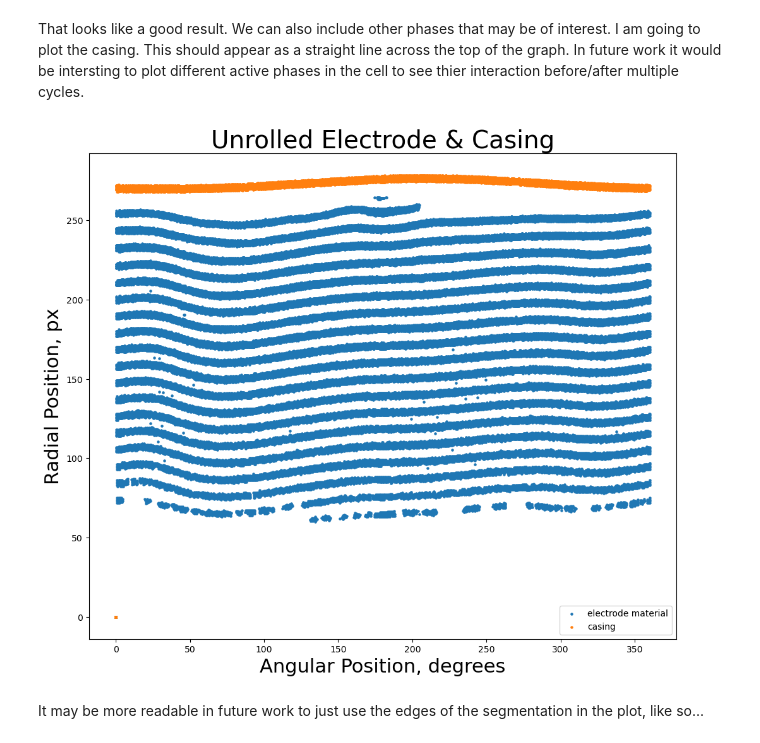
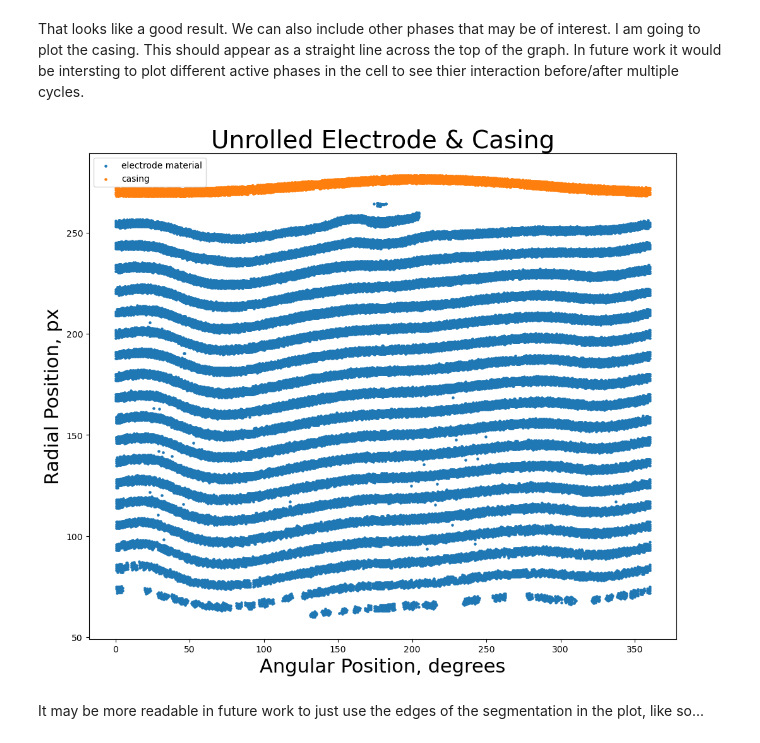
Before and after one commit to MaPhewJ/EIL_image_processing, a Jupyter notebook: mpj_lazy_unwrap.ipynb, the cells around one changed output. Cells and saved outputs as stored; diff of their text form; code cells hidden in the pictures.

```diff
--- a/mpj_lazy_unwrap.ipynb
+++ b/mpj_lazy_unwrap.ipynb
@@ -257,6 +257,7 @@ Now we mask out the radial/angular position images above with the segmentation o
 # %%
 # radial
 elec_radius_arr = dist_transform * elec_seg
+elec_radius_arr_masked = ma.masked_where(elec_radius_arr == 0, elec_radius_arr)
 plt.figure(figsize=(10, 10))
 plt.imshow(elec_radius_arr.astype(np.uint16), cmap='viridis')
 plt.colorbar()
@@ -269,6 +270,7 @@ So in the image above each electrode pixel from our segmentation is labelled wit
 # %%
 # anglular
 elec_angle_arr = angular_arr * elec_seg
+elec_angle_arr_masked = ma.masked_where(elec_angle_arr == 0, elec_angle_arr)
 plt.figure(figsize=(10, 10))
 plt.imshow(elec_angle_arr.astype(np.uint16), cmap='viridis')
 plt.colorbar()
@@ -282,8 +284,8 @@ So in the image above each electrode pixel is labelled with it angular postition
 We now reduce these radial/angular position of electrode images (above) to one dimensional arrays. By combing the two 1D arrays we can descirbe the position of the electrode phase in a coordinate system of radial distance and angle. The data is now unrolled!
 # %%
 #to 1D
-elec_radius_arr = elec_radius_arr.ravel()
-elec_angle_arr = elec_angle_arr.ravel()
+elec_radius_arr_masked = elec_radius_arr_masked[elec_radius_arr_masked.mask == False].ravel()
+elec_angle_arr_masked = elec_angle_arr_masked[elec_angle_arr_masked.mask == False].ravel()
 # %% [markdown]
 ### 6. Plotting unrolling results
 Okay time time to plot results! We are going to 'lazy unroll' by plotting the electrode on a 2d scatter in terms of angular position and distance from centre.
@@ -307,26 +309,29 @@ plt.show()
 That looks like a good result. We can also include other phases that may be of interest. I am going to plot the casing. This should appear as a straight line across the top of the graph. In future work it would be intersting to plot different active phases in the cell to see thier interaction before/after multiple cycles.
 # %%
 casing_radius_arr = dist_transform * casing_seg #casing seg mask radial pos
-casing_radius_arr = casing_radius_arr.ravel() #to 1d
+casing_radius_arr_masked = ma.masked_where(casing_radius_arr == 0, casing_radius_arr)
+casing_radius_arr_masked = casing_radius_arr_masked[casing_radius_arr_masked.mask == False].ravel() #to 1d
+
 casing_angle_arr = angular_arr * casing_seg #casing seg mask angular pos
-casing_angle_arr = casing_angle_arr.ravel() #to 1d
+casing_angle_arr_masked = ma.masked_where(casing_angle_arr == 0, casing_angle_arr)
+casing_angle_arr_masked = casing_angle_arr_masked[casing_angle_arr_masked.mask == False].ravel() #to 1d
 
 plt.figure(figsize=(12, 10))
-plt.scatter(elec_angle_arr, elec_radius_arr, s=5, label = 'electrode material')
-plt.scatter(casing_angle_arr, casing_radius_arr, s=5, label = 'casing')
+plt.scatter(elec_angle_arr_masked, elec_radius_arr_masked, s=5, label = 'electrode material')
+plt.scatter(casing_angle_arr_masked, casing_radius_arr_masked, s=5, label = 'casing')
 
 # Set the axis labels
 plt.xlabel('Angular Position, degrees', fontsize = 22)
 plt.ylabel('Radial Position, px', fontsize = 22)
 
 # Set the plot title
 plt.title('Unrolled Electrode & Casing', fontsize = 28)
 plt.legend()
 
 # Display the plot
 plt.show()
 # %% [output]
-[figure, old version]
+[figure, new version]
 # %% [markdown]
 It may be more readable in future work to just use the edges of the segmentation in the plot, like so...
 # %%
```
Also changed, not shown: parts of 3 cells of this notebook.
